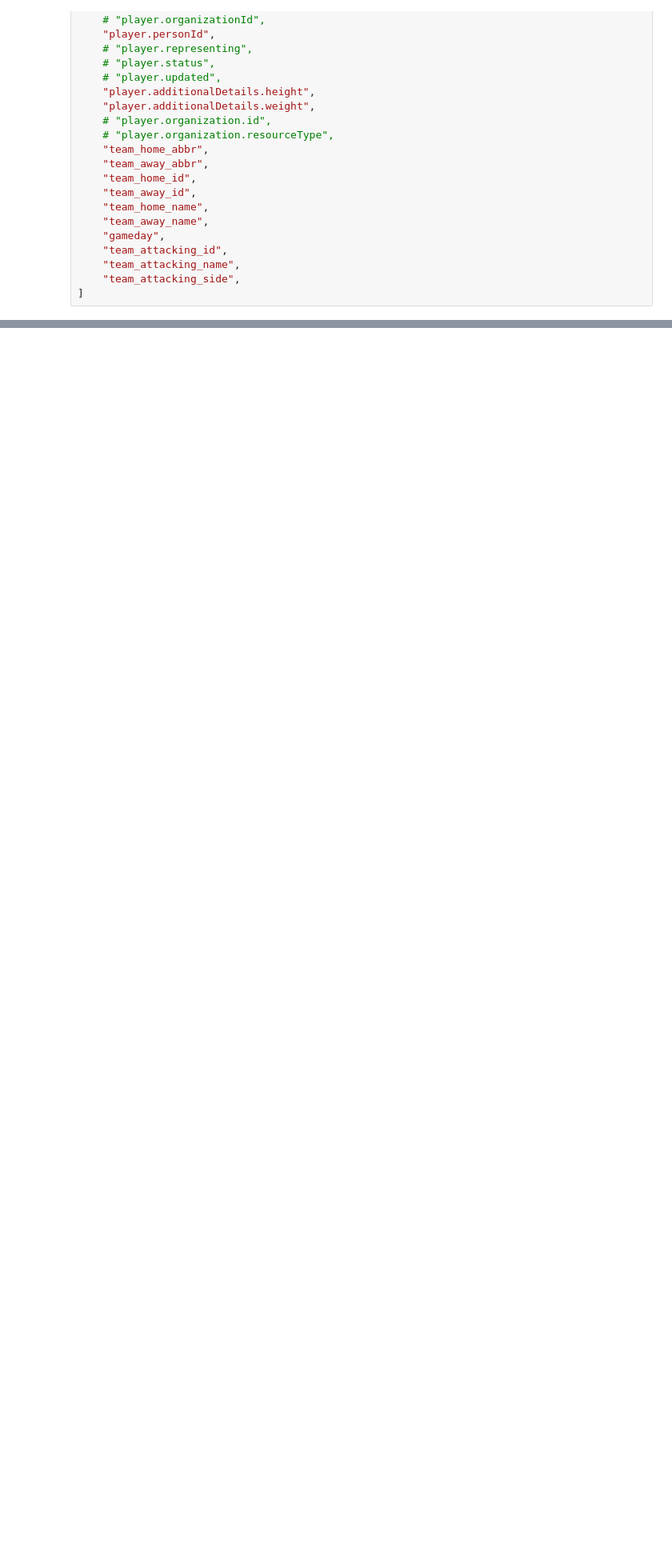
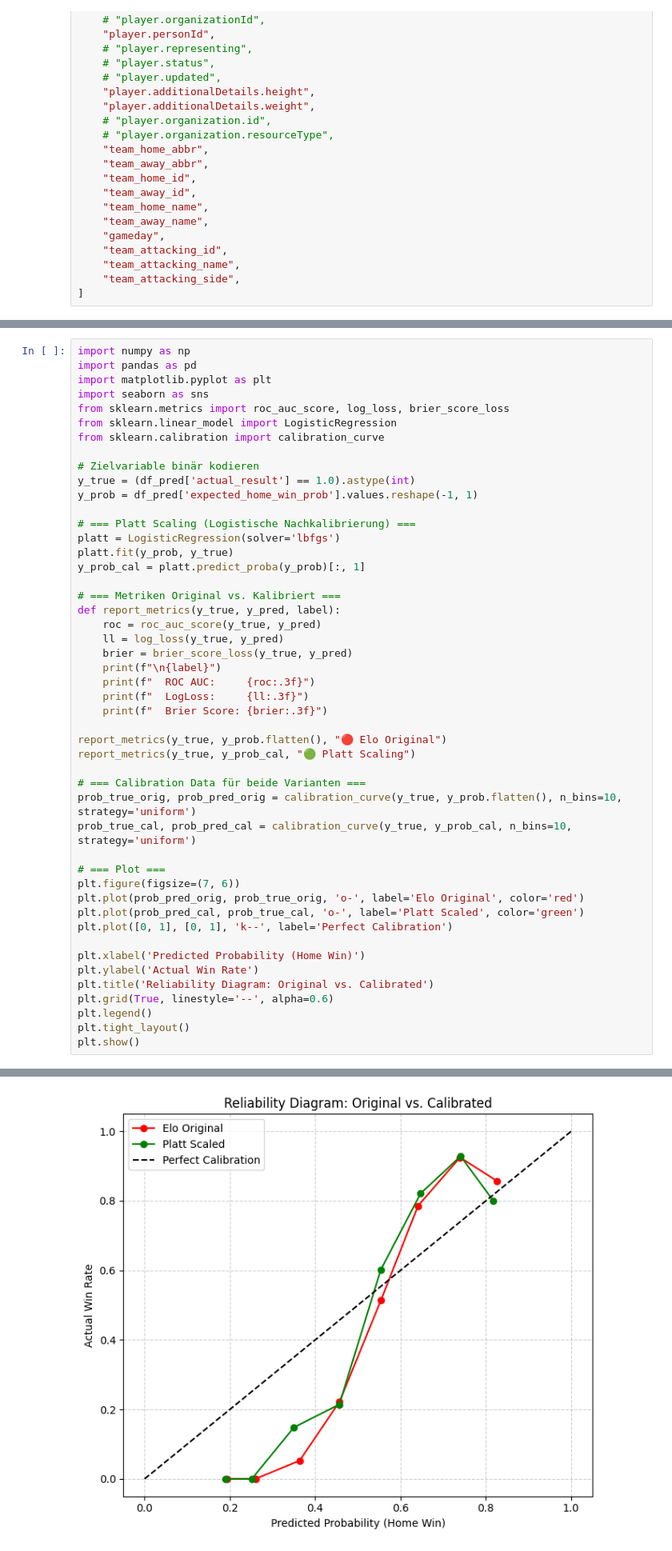
Before and after one commit to mad4ms/SportradarDatacoreAPI, a Jupyter notebook: notebooks/explore_season_events.ipynb, the cells around one changed output, grey strips where cells are left out. Shown at 80% size. Drawn from its saved outputs; the diff is of its cells as text; blank space fills up the shorter version.

```diff
--- a/notebooks/explore_season_events.ipynb
+++ b/notebooks/explore_season_events.ipynb
@@ -138,0 +633,49 @@ display(df.columns)
+# %%
+import numpy as np
+import pandas as pd
+import matplotlib.pyplot as plt
+import seaborn as sns
+from sklearn.metrics import roc_auc_score, log_loss, brier_score_loss
+from sklearn.linear_model import LogisticRegression
+from sklearn.calibration import calibration_curve
+
+# Zielvariable binär kodieren
+y_true = (df_pred['actual_result'] == 1.0).astype(int)
+y_prob = df_pred['expected_home_win_prob'].values.reshape(-1, 1)
+
+# === Platt Scaling (Logistische Nachkalibrierung) ===
+platt = LogisticRegression(solver='lbfgs')
+platt.fit(y_prob, y_true)
+y_prob_cal = platt.predict_proba(y_prob)[:, 1]
+
+# === Metriken Original vs. Kalibriert ===
+def report_metrics(y_true, y_pred, label):
+    roc = roc_auc_score(y_true, y_pred)
+    ll = log_loss(y_true, y_pred)
+    brier = brier_score_loss(y_true, y_pred)
+    print(f"\n{label}")
+    print(f"  ROC AUC:     {roc:.3f}")
+    print(f"  LogLoss:     {ll:.3f}")
+    print(f"  Brier Score: {brier:.3f}")
+
+report_metrics(y_true, y_prob.flatten(), "🔴 Elo Original")
+report_metrics(y_true, y_prob_cal, "🟢 Platt Scaling")
+
+# === Calibration Data für beide Varianten ===
+prob_true_orig, prob_pred_orig = calibration_curve(y_true, y_prob.flatten(), n_bins=10, strategy='uniform')
+prob_true_cal, prob_pred_cal = calibration_curve(y_true, y_prob_cal, n_bins=10, strategy='uniform')
+
+# === Plot ===
+plt.figure(figsize=(7, 6))
+plt.plot(prob_pred_orig, prob_true_orig, 'o-', label='Elo Original', color='red')
+plt.plot(prob_pred_cal, prob_true_cal, 'o-', label='Platt Scaled', color='green')
+plt.plot([0, 1], [0, 1], 'k--', label='Perfect Calibration')
+
+plt.xlabel('Predicted Probability (Home Win)')
+plt.ylabel('Actual Win Rate')
+plt.title('Reliability Diagram: Original vs. Calibrated')
+plt.grid(True, linestyle='--', alpha=0.6)
+plt.legend()
+plt.tight_layout()
+plt.show()
+# %% [output]
@@ -139,3 +691,4 @@ display(df.columns)
+[figure, added]
 # %%
 # Histogram of 'data.eventType' and 'data.subType'
 fig, ax = plt.subplots(1, 2, figsize=(15, 5))
```
Also changed, not shown: parts of 14 cells of this notebook, 3 other files.
